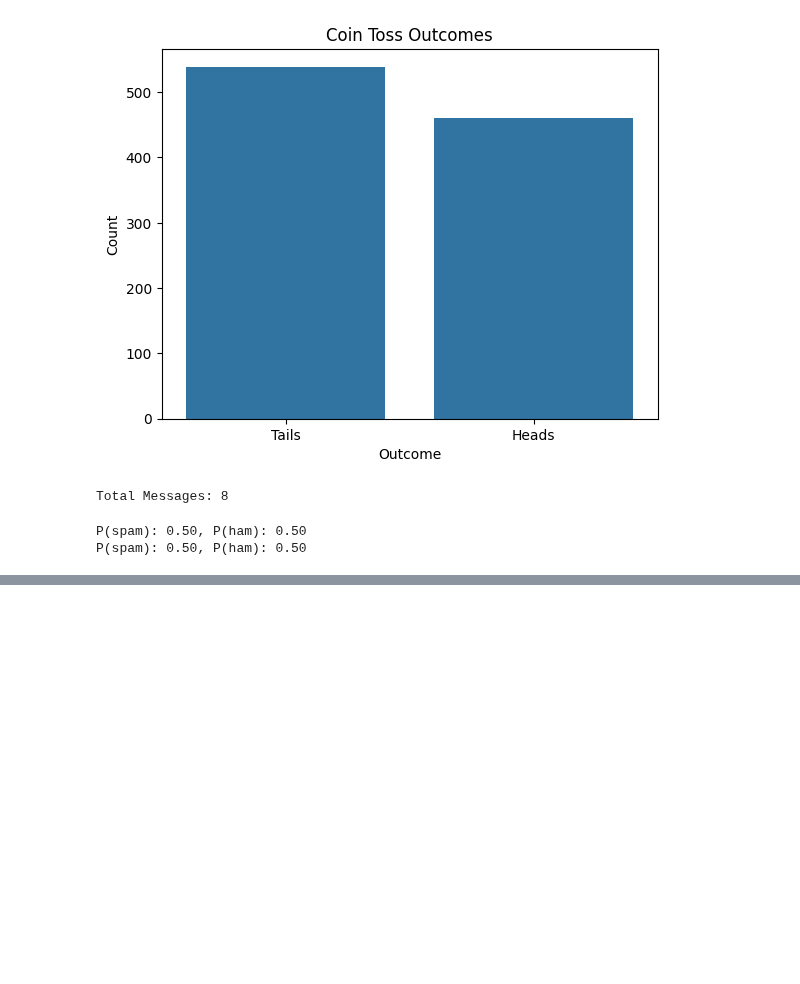
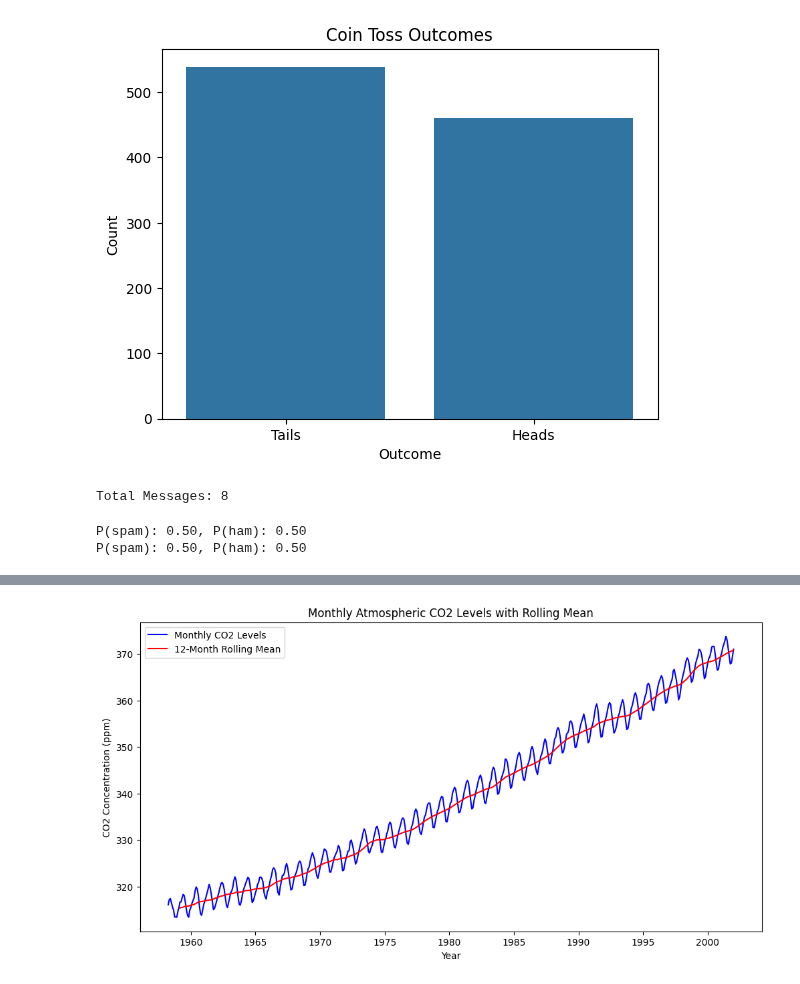
Before and after one commit to gmkumar1988/PythonPractise, a Jupyter notebook: AppliedPredictive.ipynb, the cells around one changed output, grey strips where cells are left out. Drawn from its saved outputs; the diff is of its cells as text; code cells hidden in the pictures; blank space fills up the shorter version.

```diff
--- a/AppliedPredictive.ipynb
+++ b/AppliedPredictive.ipynb
@@ -603,0 +639,12 @@ V = len(vocab)
+# %%
+rolling_mean = co2_series.rolling(window=12).mean()
+plt.figure(figsize=(12, 6))
+plt.plot(co2_series, label='Monthly CO2 Levels', color='blue')
+plt.plot(rolling_mean, label='12-Month Rolling Mean', color='red')
+plt.title('Monthly Atmospheric CO2 Levels with Rolling Mean')
+plt.xlabel('Year')
+plt.ylabel('CO2 Concentration (ppm)')
+plt.legend()
+plt.show()
+# %% [output]
+[figure, added]
```
Also changed, not shown: parts of 60 cells of this notebook, 2 other files.
